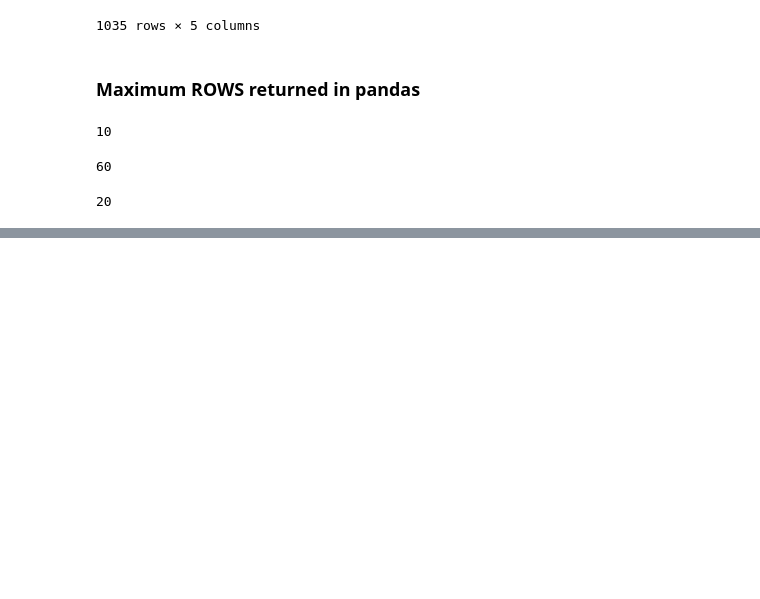
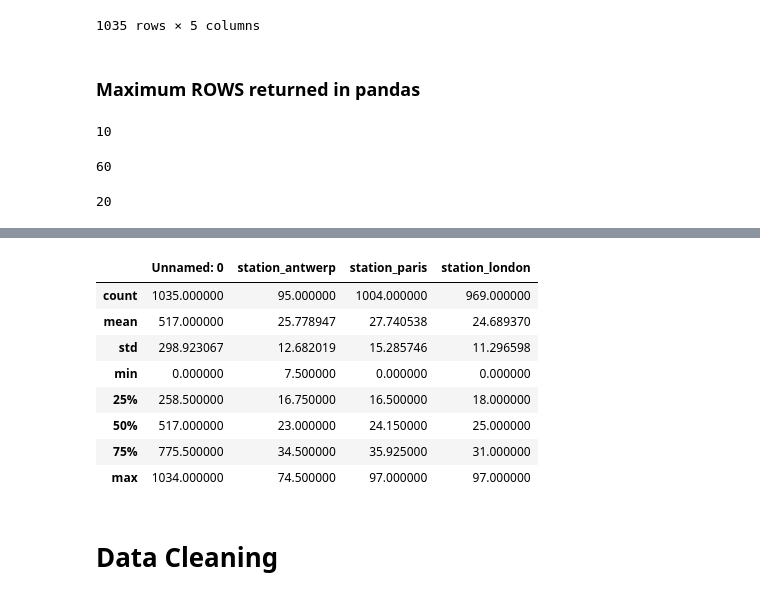
Before and after one commit to Dipak-Jagadale/Pandas, a Jupyter notebook: Dipak_start_to_end_Pandas.ipynb, the cells around one changed output, grey strips where cells are left out. Cells and saved outputs as stored; diff of their text form; code cells hidden in the pictures; blank space fills up the shorter version.

```diff
--- a/Dipak_start_to_end_Pandas.ipynb
+++ b/Dipak_start_to_end_Pandas.ipynb
@@ -798,0 +874,12 @@ print(pd.options.display.max_columns)
+# %%
+df.describe()
+# %% [output]
+|  | Unnamed: 0 | station_antwerp | station_paris | station_london |
+| count | 1035.000000 | 95.000000 | 1004.000000 | 969.000000 |
+| mean | 517.000000 | 25.778947 | 27.740538 | 24.689370 |
+| std | 298.923067 | 12.682019 | 15.285746 | 11.296598 |
+| min | 0.000000 | 7.500000 | 0.000000 | 0.000000 |
+| 25% | 258.500000 | 16.750000 | 16.500000 | 18.000000 |
+| 50% | 517.000000 | 23.000000 | 24.150000 | 25.000000 |
+| 75% | 775.500000 | 34.500000 | 35.925000 | 31.000000 |
+| max | 1034.000000 | 74.500000 | 97.000000 | 97.000000 |
@@ -798,0 +890,2 @@ print(pd.options.display.max_columns)
+# %% [markdown]
+# Data Cleaning
```
Also changed, not shown: parts of 18 cells of this notebook.
